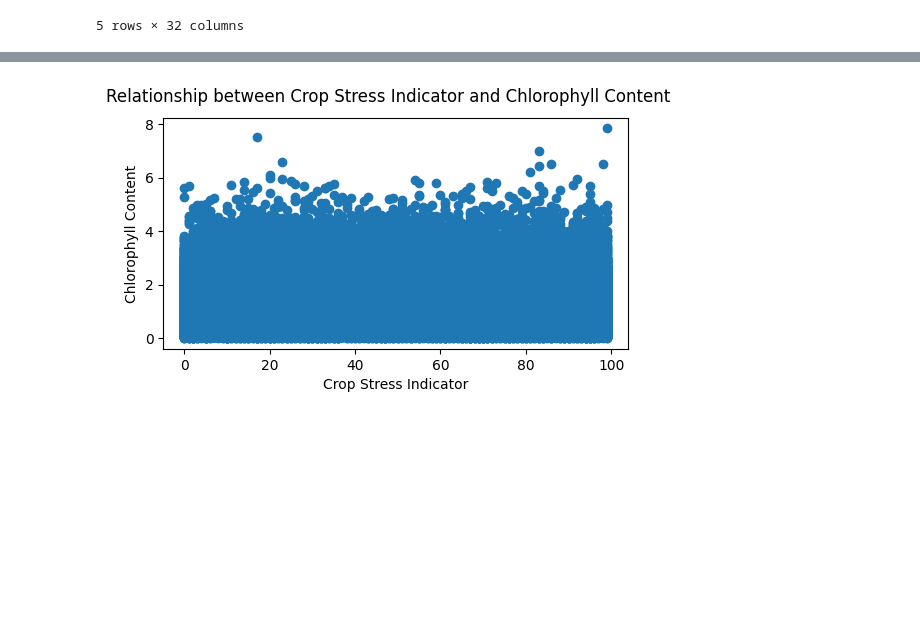
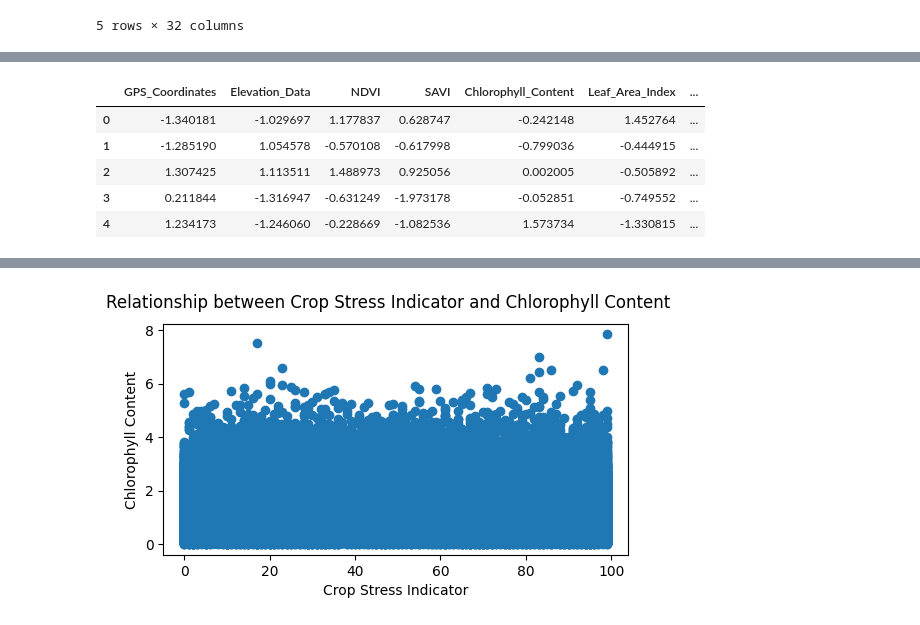
Before and after one commit to minjusun/AgricultureDataModeling, a Jupyter notebook: relPlot.ipynb, the cells around one changed output, grey strips where cells are left out. Cells and saved outputs as stored; diff of their text form; code cells hidden in the pictures; blank space fills up the shorter version.

```diff
--- a/relPlot.ipynb
+++ b/relPlot.ipynb
@@ -29,0 +48,14 @@ Index(['High_Resolution_RGB', 'Multispectral_Images', 'Thermal_Images',
+# %%
+#Scale the data
+from sklearn.preprocessing import StandardScaler
+
+scaler = StandardScaler()
+df_scaled= pd.DataFrame(scaler.fit_transform(subDf), columns=subDf.columns)
+df_scaled.head()
+# %% [output]
+|  | GPS_Coordinates | Elevation_Data | NDVI | SAVI | Chlorophyll_Content | Leaf_Area_Index | ... |
+| 0 | -1.340181 | -1.029697 | 1.177837 | 0.628747 | -0.242148 | 1.452764 | ... |
+| 1 | -1.285190 | 1.054578 | -0.570108 | -0.617998 | -0.799036 | -0.444915 | ... |
+| 2 | 1.307425 | 1.113511 | 1.488973 | 0.925056 | 0.002005 | -0.505892 | ... |
+| 3 | 0.211844 | -1.316947 | -0.631249 | -1.973178 | -0.052851 | -0.749552 | ... |
+| 4 | 1.234173 | -1.246060 | -0.228669 | -1.082536 | 1.573734 | -1.330815 | ... |
```
Also changed, not shown: parts of 9 cells of this notebook.
